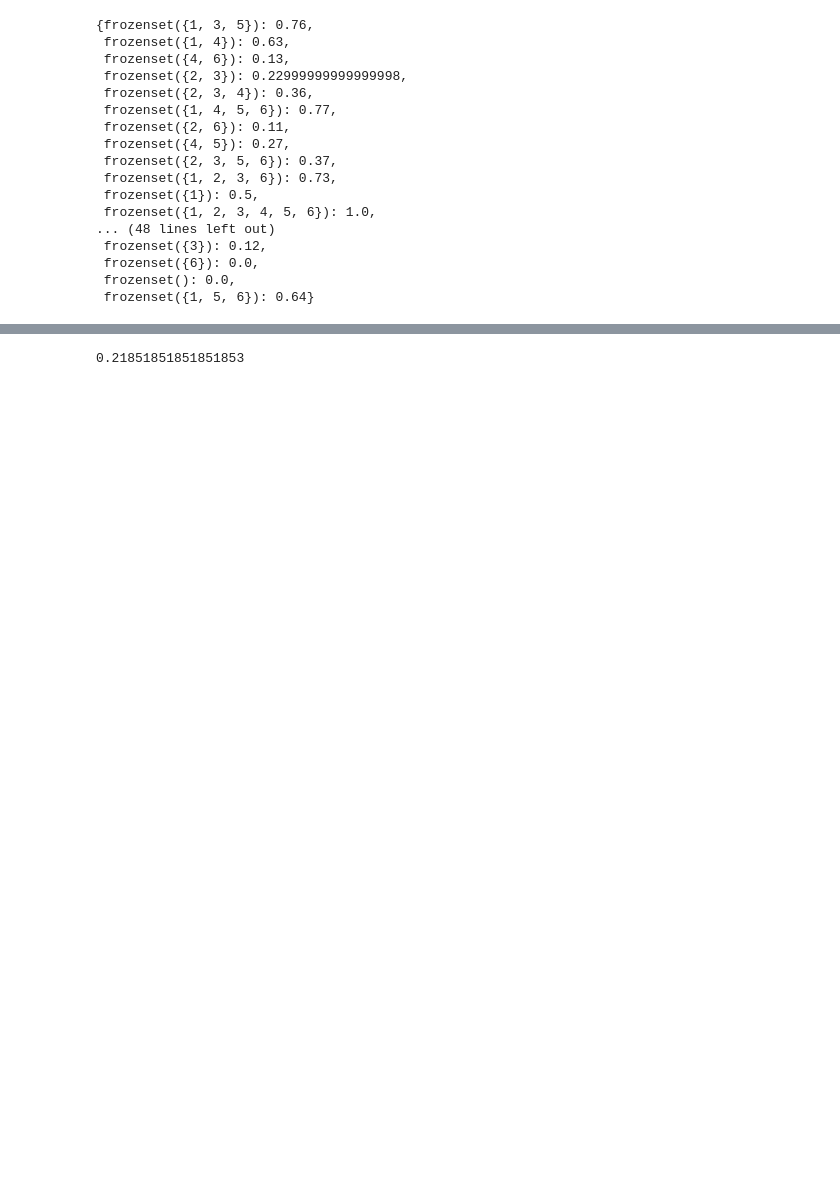
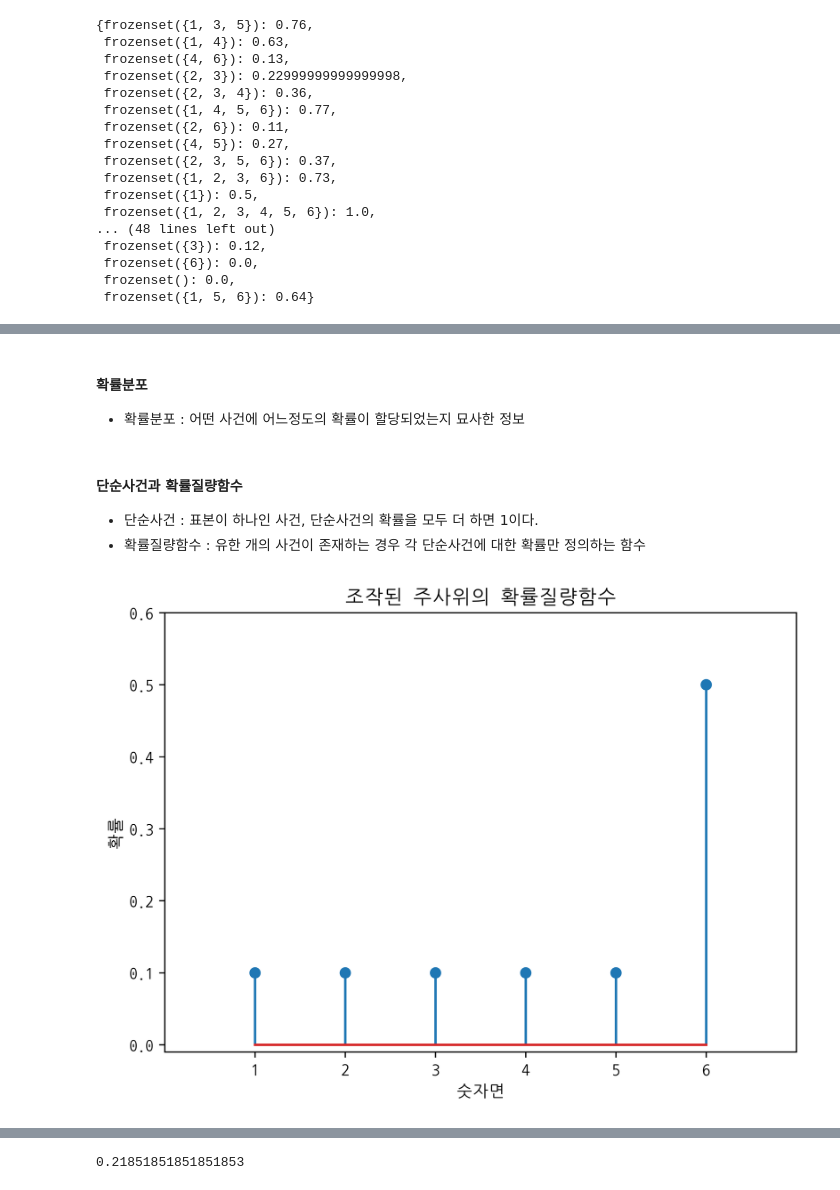
Before and after one commit to hmkim312/TIL, a Jupyter notebook: math/06_pgmpy로 공부하는 확률론.ipynb, the cells around one changed output, grey strips where cells are left out. Cells and saved outputs as stored; diff of their text form; code cells hidden in the pictures; blank space fills up the shorter version.

```diff
--- a/math/06_pgmpy로 공부하는 확률론.ipynb
+++ b/math/06_pgmpy로 공부하는 확률론.ipynb
@@ -231,0 +564,21 @@ P3
+# %% [markdown]
+#### 확률분포
+- 확률분포 : 어떤 사건에 어느정도의 확률이 할당되었는지 묘사한 정보
+# %% [markdown]
+#### 단순사건과 확률질량함수
+- 단순사건 : 표본이 하나인 사건, 단순사건의 확률을 모두 더 하면 1이다.
+- 확률질량함수 : 유한 개의 사건이 존재하는 경우 각 단순사건에 대한 확률만 정의하는 함수
+# %%
+# 아래의 확률질량함수는 주사위 눈금 6이 다른 숫자보다 비정상적으로 많이 나오게 만든 조작된 주사위
+x = np.arange(1, 7)
+y = np.array([0.1, 0.1, 0.1, 0.1, 0.1, 0.5])
+plt.stem(x, y, use_line_collection=True)
+plt.title('조작된 주사위의 확률질량함수')
+plt.xlabel('숫자면')
+plt.ylabel('확률')
+plt.xlim(0, 7)
+plt.ylim(-0.01, 0.6)
+plt.xticks(np.arange(6)+1)
+plt.show()
+# %% [output]
+[figure, added]
```
Also changed, not shown: parts of 103 cells of this notebook.
